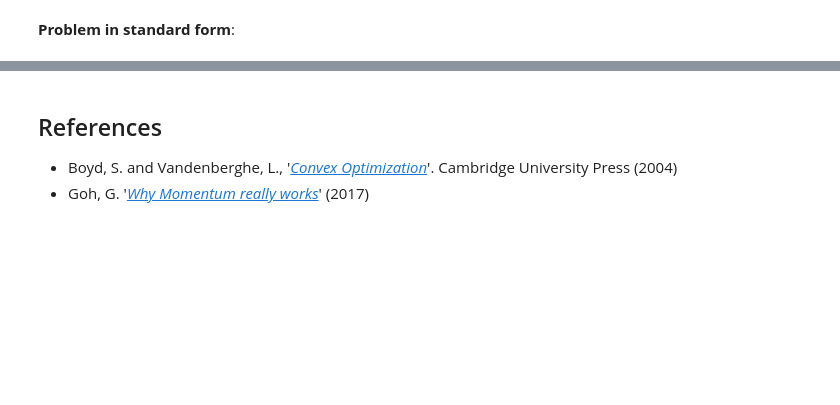
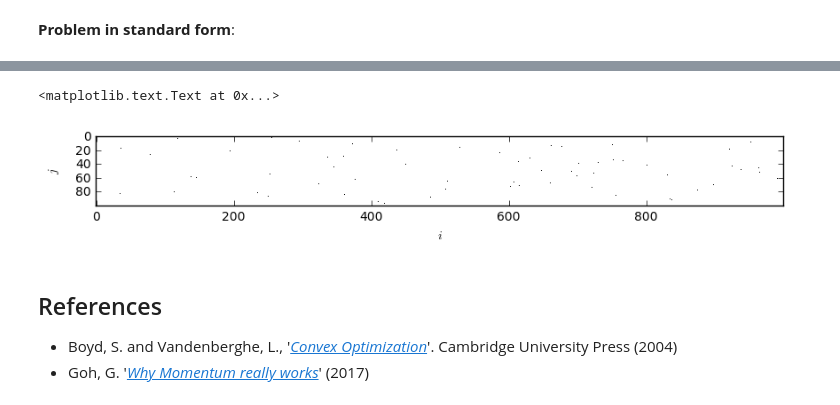
Before and after one commit to Ingenjoy/SelectedTopicsOptimization, a Jupyter notebook: Chapters/01.Quadratic/Chapter1.ipynb, the cells around one changed output, grey strips where cells are left out. Drawn from its saved outputs; the diff is of its cells as text; code cells hidden in the pictures; blank space fills up the shorter version.

```diff
--- a/Chapters/01.Quadratic/Chapter1.ipynb
+++ b/Chapters/01.Quadratic/Chapter1.ipynb
@@ -504,0 +500,3 @@ NameError: name 'noise' is not defined
+# %%
+# generate 100 noise measurements of vector of length 1000
+y, I = generate_noisy_measurements(m=100, n=1000, sigma=1)
@@ -505,3 +530,16 @@ NameError: name 'noise' is not defined
+# %%
+# bookkeeping matrix
+# gives at which points of the vector x the measurements
+# of y correspond to
+R = make_bookkeeping(I, n=1000)
+# %%
+fig, ax = plt.subplots(figsize=(10, 5))
+ax.imshow(R, interpolation='nearest', cmap='binary')
+ax.set_xlabel('$i$')
+ax.set_ylabel('$j$')
+# %% [output]
+<matplotlib.text.Text at 0x...>
+[figure, added]
 # %% [markdown]
 ## References
 
```
Also changed, not shown: parts of 8 cells of this notebook, 32 other files.
